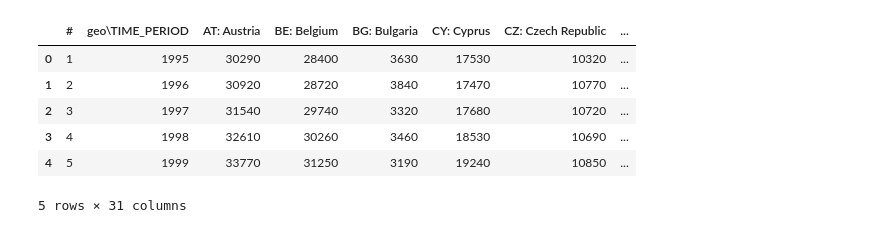
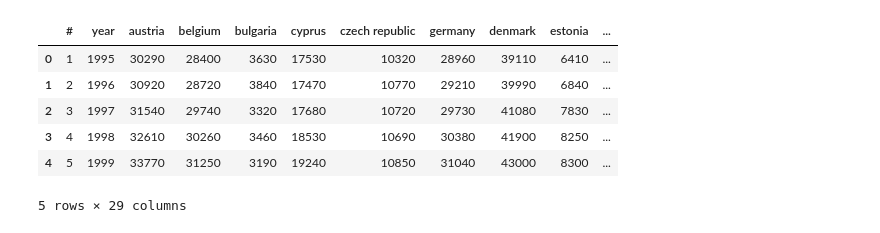
Before and after one commit to NK8007/merito-analiza-danych-cwiczenia, a Jupyter notebook: grupa_1/kod/kod.ipynb, the cells around one changed output. Saved outputs shown, nothing was run; the diff lists cells and outputs as text; code cells hidden in the pictures.

```diff
--- a/grupa_1/kod/kod.ipynb
+++ b/grupa_1/kod/kod.ipynb
@@ -2,3 +2,8 @@
 import pandas as pd
 # %%
 real_gdp_df = pd.read_csv("../../dane/real_GDP_per_capita.csv")
+# %%
+real_gdp_df_1 = real_gdp_df.drop(["EA20: Euro Area (the 20 countries using the euro)", "EU27_2020: European Union 27 countries (after Brexit, excluding the UK)"], axis=1)
+# %%
+real_gdp_df_1.columns = [header.lower() for header in real_gdp_df_1.columns ]
+real_gdp_df_1.head()
@@ -5,10 +18,10 @@ real_gdp_df = pd.read_csv("../../dane/real_GDP_per_capita.csv")
 # %%
-real_gdp_df.head()
+real_gdp_df_1.head()
 # %% [output]
-|  | # | geo\TIME_PERIOD | AT: Austria | BE: Belgium | BG: Bulgaria | CY: Cyprus | CZ: Czech Republic | ... |
-| 0 | 1 | 1995 | 30290 | 28400 | 3630 | 17530 | 10320 | ... |
-| 1 | 2 | 1996 | 30920 | 28720 | 3840 | 17470 | 10770 | ... |
-| 2 | 3 | 1997 | 31540 | 29740 | 3320 | 17680 | 10720 | ... |
-| 3 | 4 | 1998 | 32610 | 30260 | 3460 | 18530 | 10690 | ... |
-| 4 | 5 | 1999 | 33770 | 31250 | 3190 | 19240 | 10850 | ... |
+|  | # | year | austria | belgium | bulgaria | cyprus | czech republic | germany | denmark | estonia | ... |
+| 0 | 1 | 1995 | 30290 | 28400 | 3630 | 17530 | 10320 | 28960 | 39110 | 6410 | ... |
+| 1 | 2 | 1996 | 30920 | 28720 | 3840 | 17470 | 10770 | 29210 | 39990 | 6840 | ... |
+| 2 | 3 | 1997 | 31540 | 29740 | 3320 | 17680 | 10720 | 29730 | 41080 | 7830 | ... |
+| 3 | 4 | 1998 | 32610 | 30260 | 3460 | 18530 | 10690 | 30380 | 41900 | 8250 | ... |
+| 4 | 5 | 1999 | 33770 | 31250 | 3190 | 19240 | 10850 | 31040 | 43000 | 8300 | ... |
-5 rows × 31 columns
+5 rows × 29 columns
```
Also changed, not shown: parts of 3 cells of this notebook, 1 other file.
